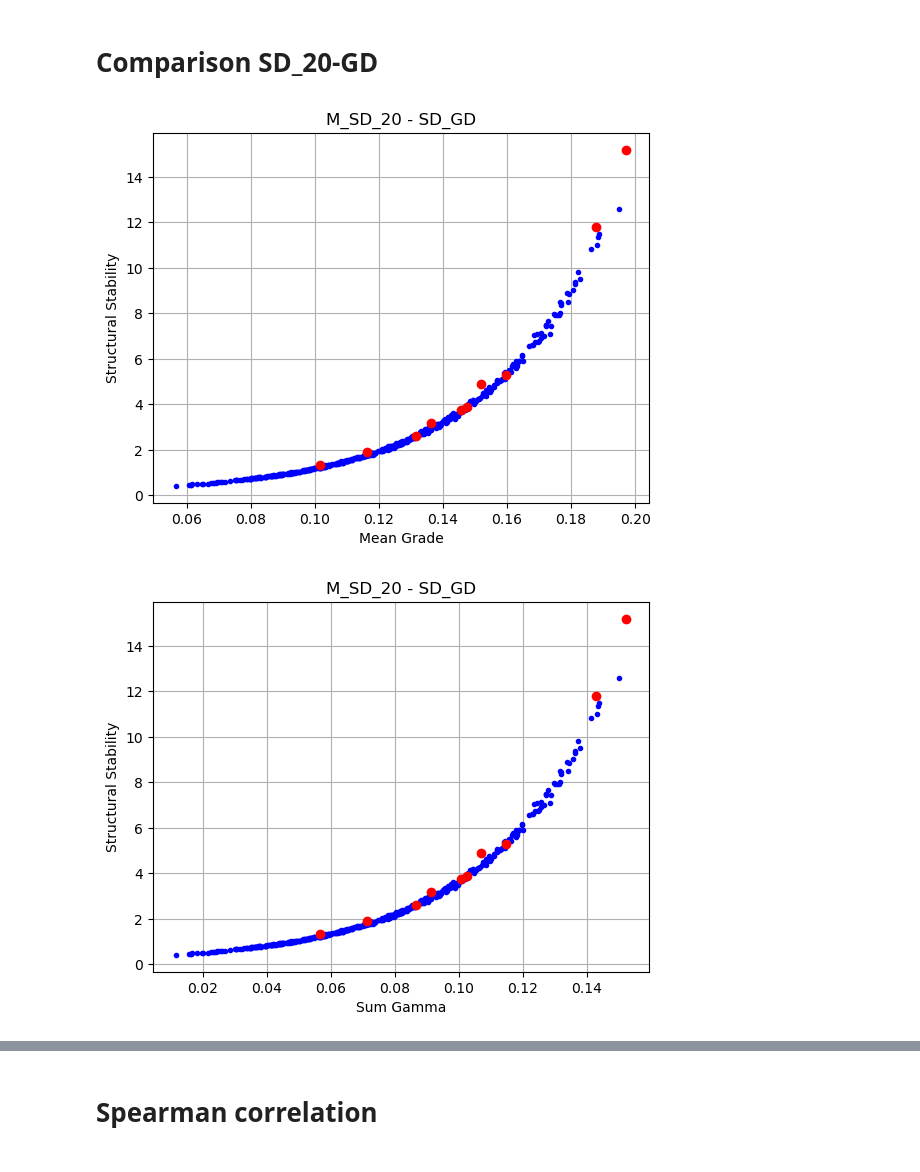
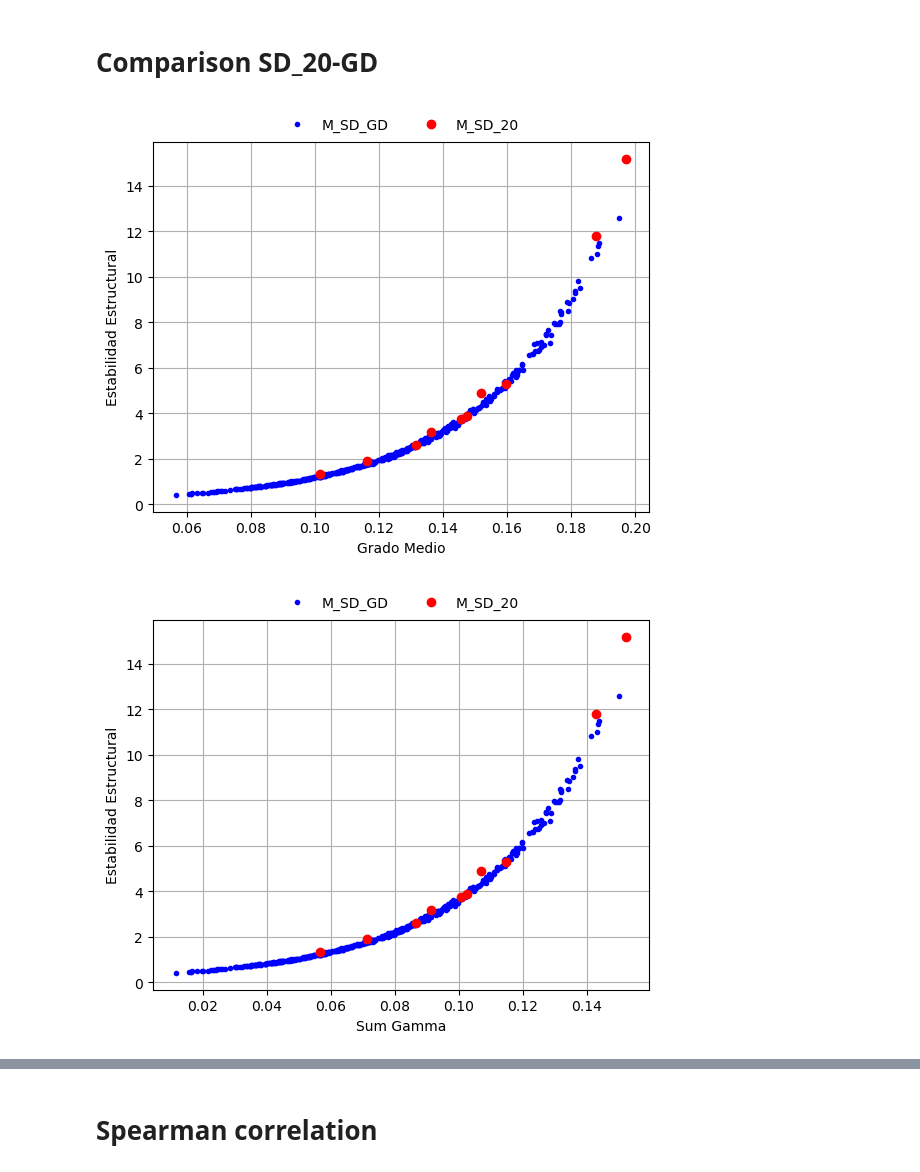
Before and after one commit to Gerar94/TFM_GRAPH_STRUCTURAL_STABILITY, a Jupyter notebook: Programs/SeedDispersal/M_SD_20_Comparison.ipynb, the cells around one changed output, grey strips where cells are left out. Drawn from its saved outputs; the diff is of its cells as text; code cells hidden in the pictures.

```diff
--- a/Programs/SeedDispersal/M_SD_20_Comparison.ipynb
+++ b/Programs/SeedDispersal/M_SD_20_Comparison.ipynb
@@ -150,26 +164,28 @@ plt.show()
 # Comparison SD_20-GD
 # %%
 #Comparison Mean degree
-plt.plot(df_SD_GD['meangrade'], df_SD_GD['Struc_Stab'], "b.",
-         df_SD_20['meangrade'], df_SD_20['Struc_Stab'], "ro")
-plt.xlabel('Mean Grade')
-plt.ylabel('Structural Stability')
-plt.title('M_SD_20 - SD_GD')
+plt.plot(df_SD_GD['meangrade'], df_SD_GD['Struc_Stab'], "b.", label = 'M_SD_GD')
+plt.plot(df_SD_20['meangrade'], df_SD_20['Struc_Stab'], "ro", label = 'M_SD_20')
+plt.xlabel('Grado Medio')
+plt.ylabel('Estabilidad Estructural')
+plt.legend(frameon=False, loc = 'upper center', ncol = 2, bbox_to_anchor =(0.5,1.1))
 plt.grid(True)
+plt.savefig('graphs/M_SD_20-SD_GD-Mean_Grade.png')
 plt.show()
 # %% [output]
-[figure, old version]
+[figure, new version]
 # %%
 #Comparison sum of gamma
-plt.plot(df_SD_GD['sum_coop'], df_SD_GD['Struc_Stab'], "b.",
-         df_SD_20['sum_coop'], df_SD_20['Struc_Stab'], "ro")
+plt.plot(df_SD_GD['sum_coop'], df_SD_GD['Struc_Stab'], "b.", label = 'M_SD_GD')
+plt.plot(df_SD_20['sum_coop'], df_SD_20['Struc_Stab'], "ro", label = 'M_SD_20')
 plt.xlabel('Sum Gamma')
-plt.ylabel('Structural Stability')
-plt.title('M_SD_20 - SD_GD')
+plt.ylabel('Estabilidad Estructural')
+plt.legend(frameon=False, loc = 'upper center', ncol = 2, bbox_to_anchor =(0.5,1.1))
 plt.grid(True)
+plt.savefig('graphs/M_SD_20-SD_GD-Sum_Gamma.png')
 plt.show()
 # %% [output]
-[figure, old version]
+[figure, new version]
 # %%
 #Comparison sum of beta
 plt.plot(df_SD_GD['sum_comp'], df_SD_GD['Struc_Stab'], "b.",
```
Also changed, not shown: parts of 17 cells of this notebook, 2 other files.
